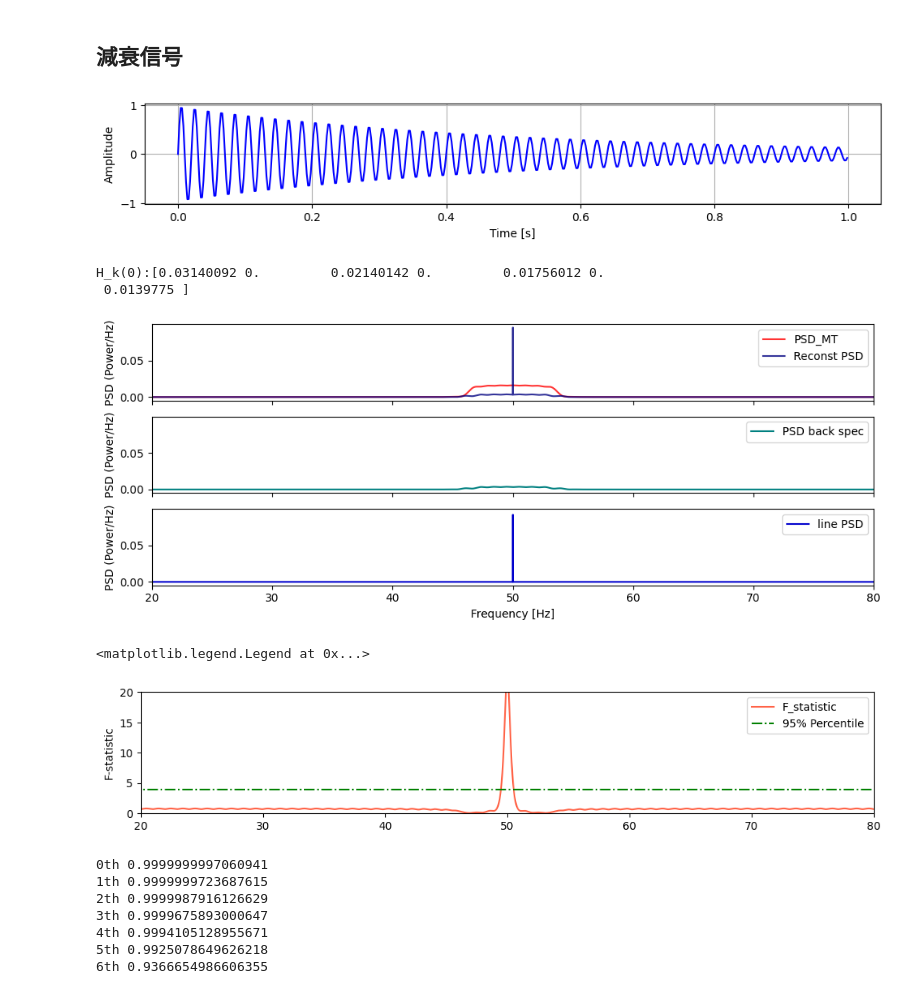
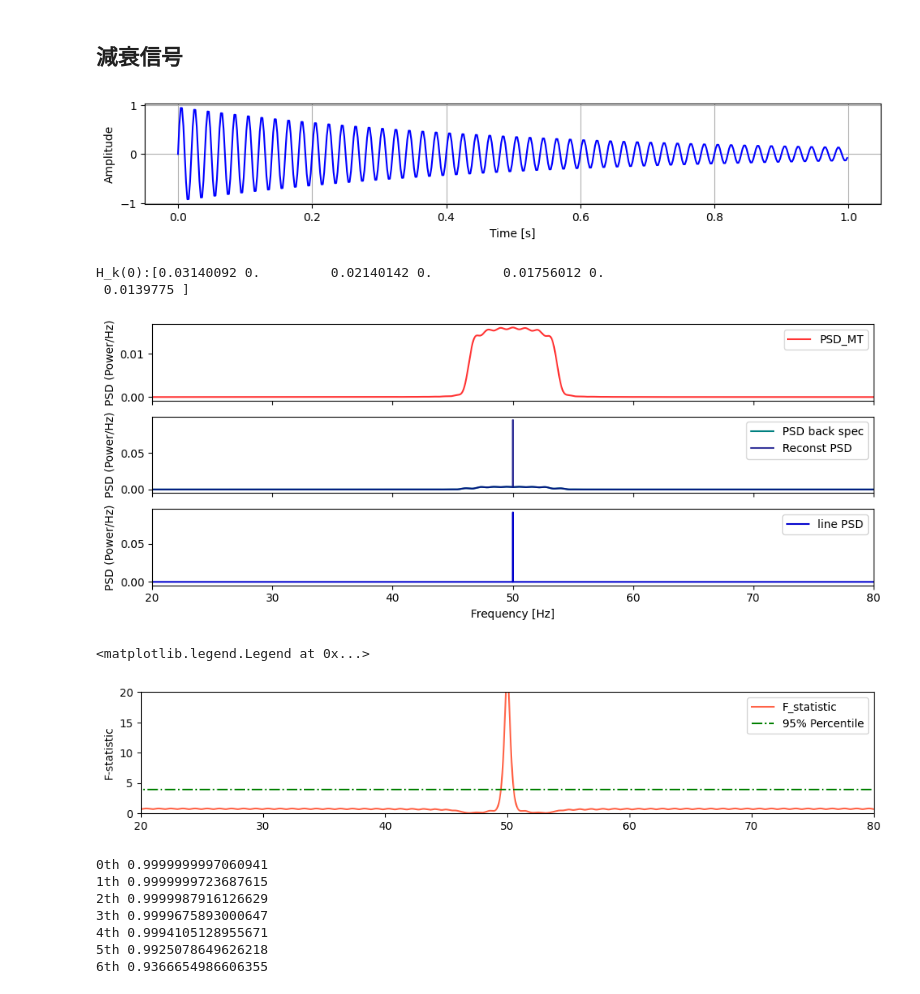
Before and after one commit to Chamusuke/Multitaper_harmonic_Ftest, a Jupyter notebook: example.ipynb, the cells around one changed output. Cells and saved outputs as stored; diff of their text form; code cells hidden in the pictures.

```diff
--- a/python/example.ipynb
+++ b/example.ipynb
@@ -312,11 +312,10 @@ MTSpec = MultiTaper_Periodogram(NW=4,nfft=2**16)
 MTSpec.MT_Spec(am_signal, fs_e)
 MTSpec.Harmonic_Ftest(p_level=0.05)
 
-fig, axes = plt.subplots(3, 1, figsize=(10, 4),sharex=True, sharey=True)  # 3行1列のサブプロット
+fig, axes = plt.subplots(3, 1, figsize=(10, 4),sharex=True, sharey=False)  # 3行1列のサブプロット
 # ---- 1つ目のプロット (PSD) ----
 ax = axes[0]
 ax.plot(MTSpec.f, MTSpec.mt_psd, '-', label='PSD_MT', alpha=0.8, c='r', lw=1.5)
-ax.plot(MTSpec.f, MTSpec.re_psd[1, :], '-', label='Reconst PSD', alpha=0.8, c='navy', lw=1.5)
 ax.set_ylabel('PSD (Power/Hz)')
 # ax.set_yscale("log")
 ax.set_xlim(20,80)
@@ -324,34 +323,36 @@ ax.legend()
 
 # ---- プロット (Reconstructed PSD) ----
 ax = axes[1]
 ax.plot(MTSpec.f, MTSpec.re_psd[0, :], '-', label='PSD back spec', alpha=1, c='teal', lw=1.5)
+ax.plot(MTSpec.f, MTSpec.re_psd[1, :], '-', label='Reconst PSD', alpha=0.8, c='navy', lw=1.5)
+
 ax.set_ylabel('PSD (Power/Hz)')
 ax.legend()
 # ---- プロット (Reconstructed PSD) ----
 ax = axes[2]
 ax.plot(MTSpec.f, MTSpec.re_psd[2, :], '-', label='line PSD', alpha=1, c='mediumblue', lw=1.5)
 ax.set_ylabel('PSD (Power/Hz)')
 ax.set_xlabel('Frequency [Hz]')
 ax.legend()
 # ---- レイアウトの調整 ----
 plt.tight_layout()  # 各プロットの間隔を調整
 plt.show()
 
 
 # ---- プロット (F-statistic) ----
 fig = plt.figure(figsize=(12, 2))
 ax = fig.add_subplot()
 ax.plot(MTSpec.f, MTSpec.F_stat[0, :], '-', label='F_statistic', alpha=1, c='tomato', lw=1.5)
 ax.hlines(MTSpec.F_crit, MTSpec.f[0], MTSpec.f[-1], linestyles="-.", color='green', label='95% Percentile')
 ax.set_ylabel('F-statistic')
 ax.set_xlim(20,80)
 ax.set_ylim(0,20)
 ax.legend()
 # %% [output]
 [figure]
 H_k(0):[0.03140092 0.         0.02140142 0.         0.01756012 0.
  0.0139775 ]
-[figure, old version]
+[figure, new version]
 <matplotlib.legend.Legend at 0x...>
 [figure]
 # %%
```
Also changed, not shown: parts of 1 cell of this notebook.
